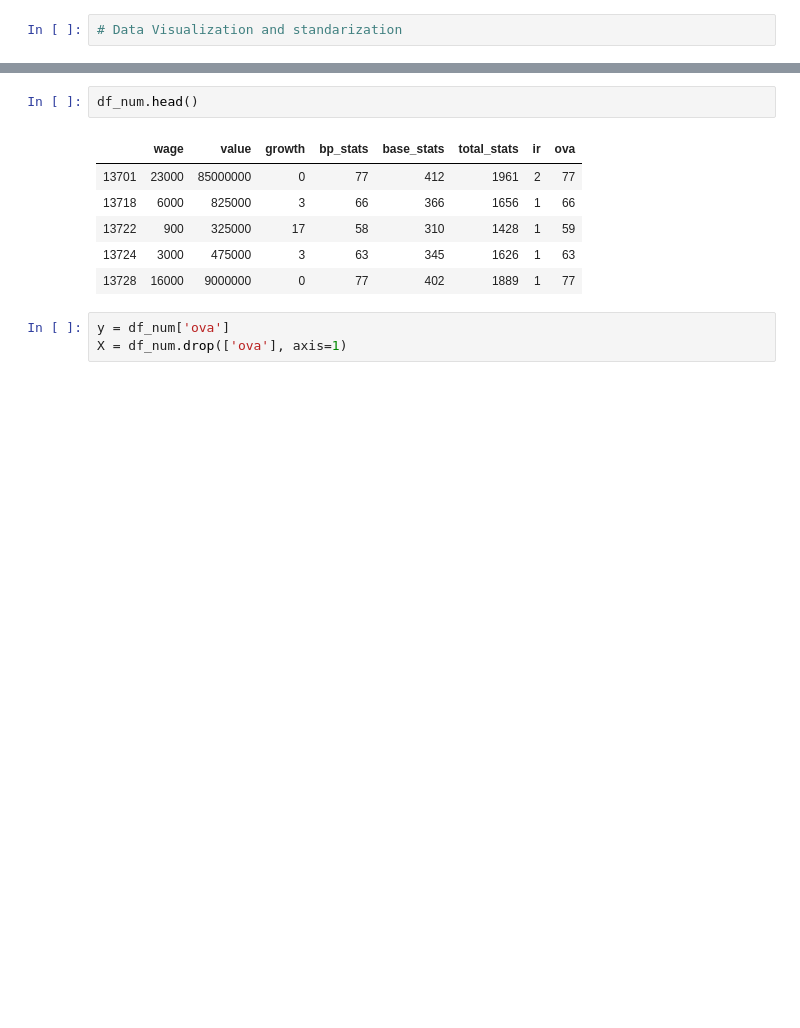
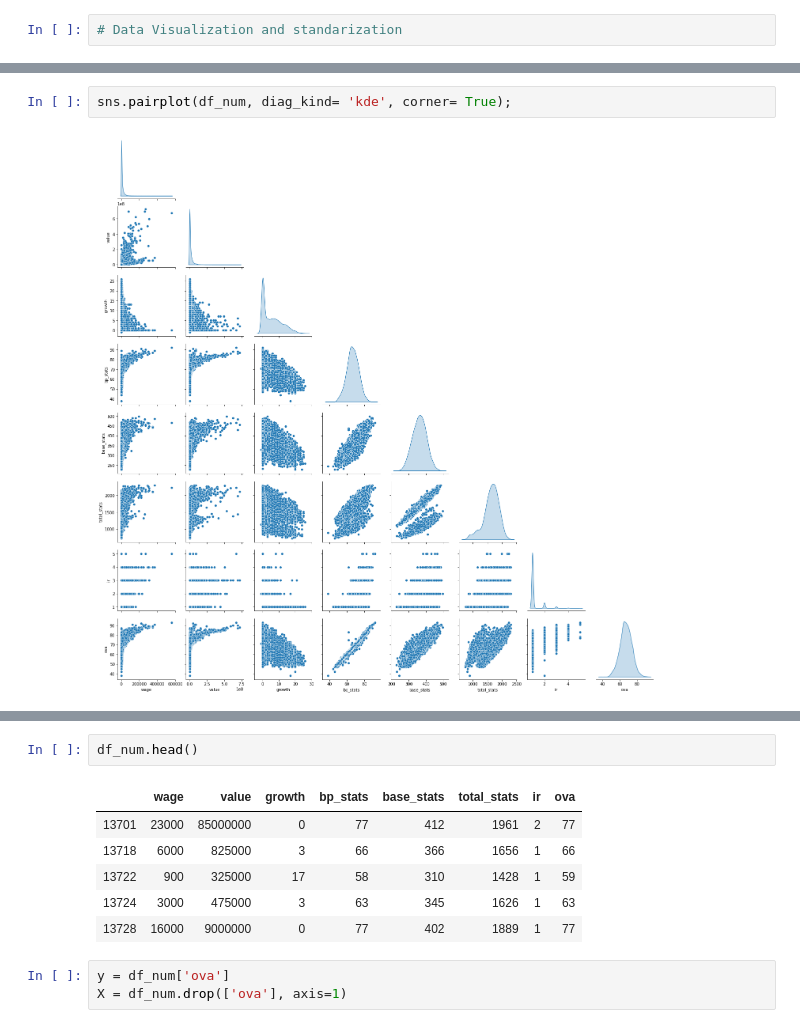
Before and after one commit to CommanderPoe/fifa-predicting-model, a Jupyter notebook: fifa_project-org.ipynb, the cells around one changed output, grey strips where cells are left out. Saved outputs shown, nothing was run; the diff lists cells and outputs as text; blank space fills up the shorter version.

```diff
--- a/fifa_project-org.ipynb
+++ b/fifa_project-org.ipynb
@@ -241,0 +337,4 @@ df_num= red_df.select_dtypes(include= np.number)
+# %%
+sns.pairplot(df_num, diag_kind= 'kde', corner= True);
+# %% [output]
+[figure, added]
```
Also changed, not shown: parts of 19 cells of this notebook, 3 other files.
